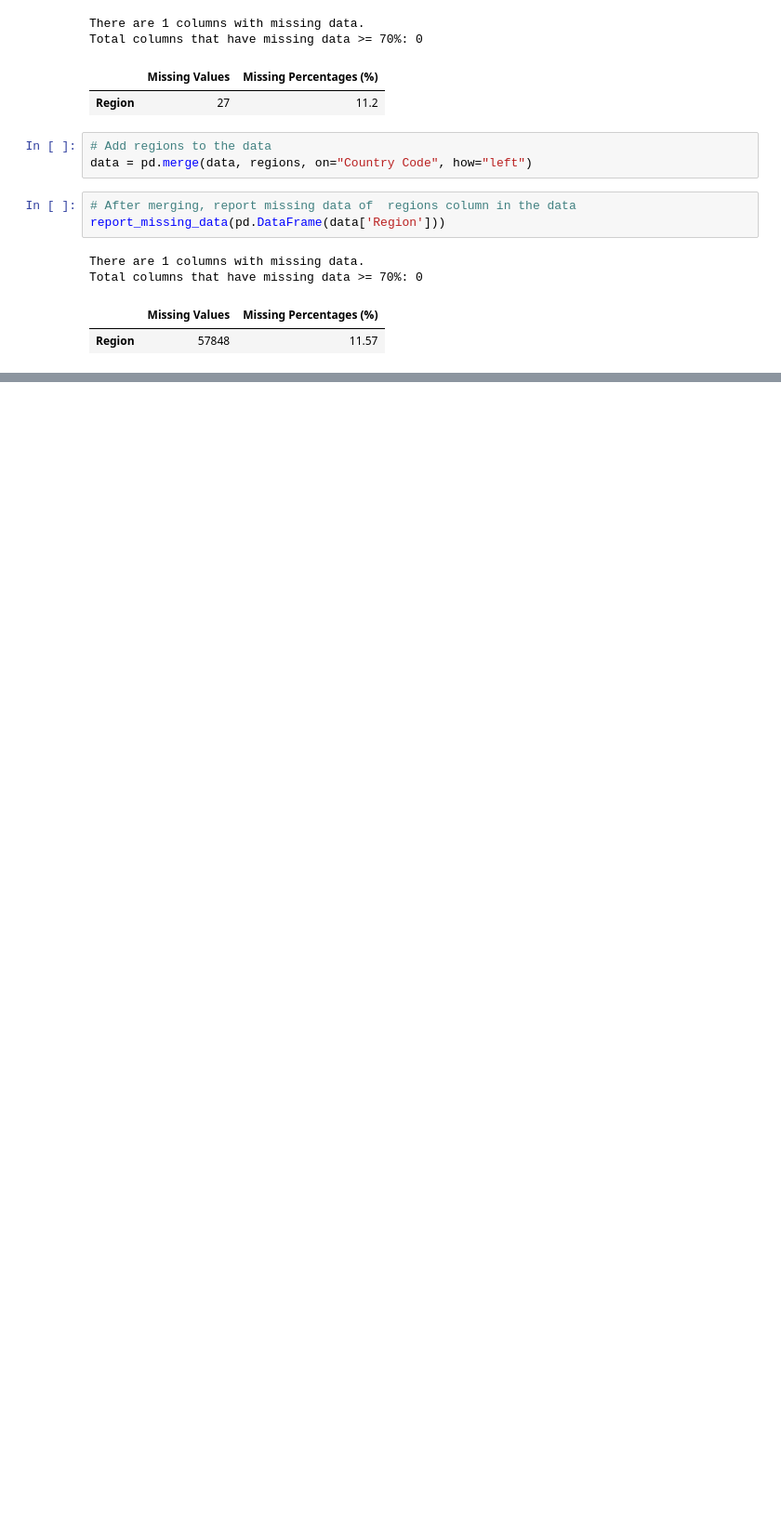
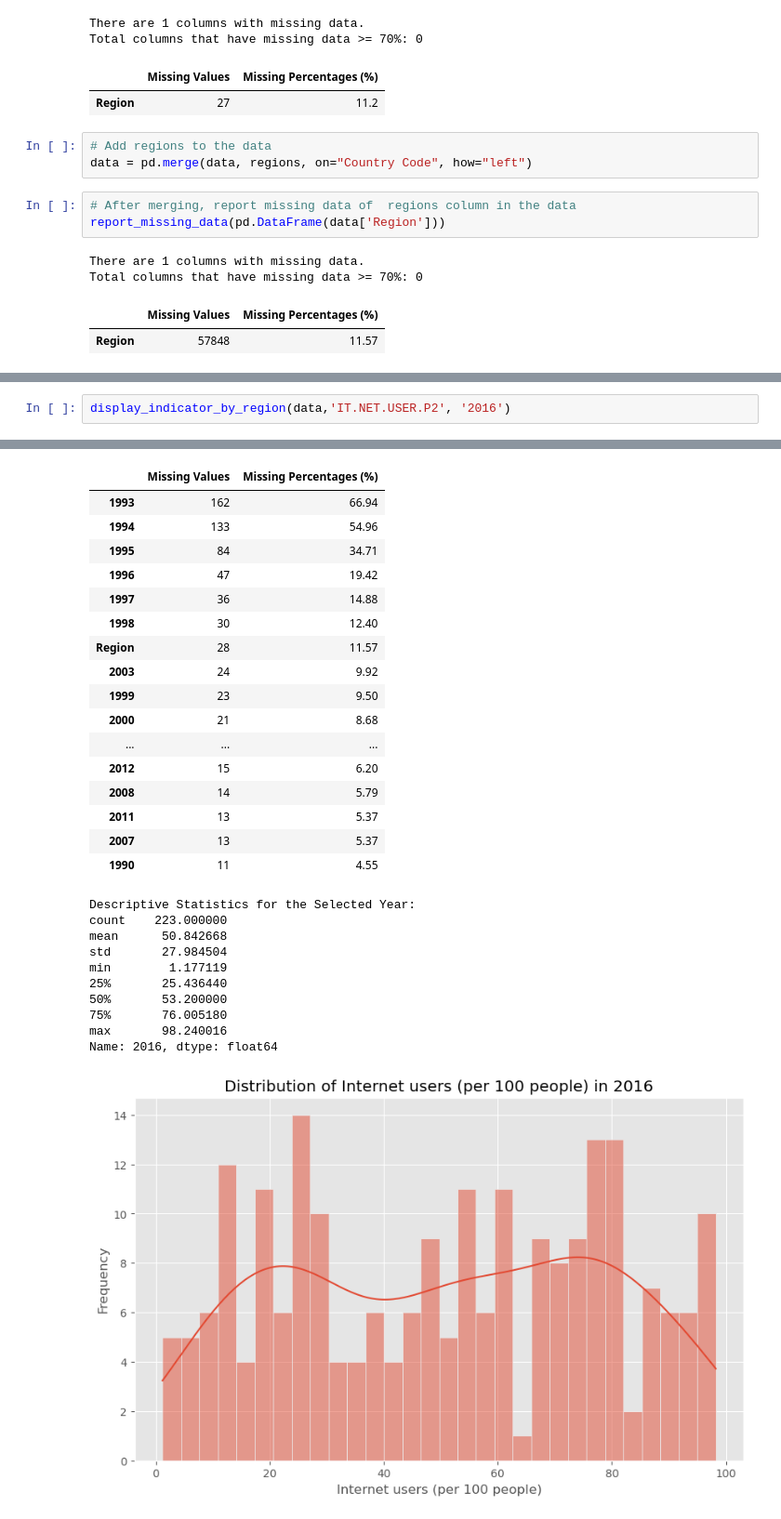
Before and after one commit to MasterCodeDevelop/academy, a Jupyter notebook: notebook.ipynb, the cells around one changed output, grey strips where cells are left out. Shown at 93% size. Cells and saved outputs as stored; diff of their text form; blank space fills up the shorter version.

```diff
--- a/notebook.ipynb
+++ b/notebook.ipynb
@@ -1287,0 +1375,3 @@ Total columns that have missing data >= 70%: 0
+# %%
+display_indicator_by_region(data,'IT.NET.USER.P2', '2016')
+# %% [output]
@@ -1287,0 +1379,28 @@ Total columns that have missing data >= 70%: 0
+|  | Missing Values | Missing Percentages (%) |
+| 1993 | 162 | 66.94 |
+| 1994 | 133 | 54.96 |
+| 1995 | 84 | 34.71 |
+| 1996 | 47 | 19.42 |
+| 1997 | 36 | 14.88 |
+| 1998 | 30 | 12.40 |
+| Region | 28 | 11.57 |
+| 2003 | 24 | 9.92 |
+| 1999 | 23 | 9.50 |
+| 2000 | 21 | 8.68 |
+| ... | ... | ... |
+| 2012 | 15 | 6.20 |
+| 2008 | 14 | 5.79 |
+| 2011 | 13 | 5.37 |
+| 2007 | 13 | 5.37 |
+| 1990 | 11 | 4.55 |
+Descriptive Statistics for the Selected Year:
+count    223.000000
+mean      50.842668
+std       27.984504
+min        1.177119
+25%       25.436440
+50%       53.200000
+75%       76.005180
+max       98.240016
+Name: 2016, dtype: float64
+[figure, added]
```
Also changed, not shown: parts of 16 cells of this notebook.
